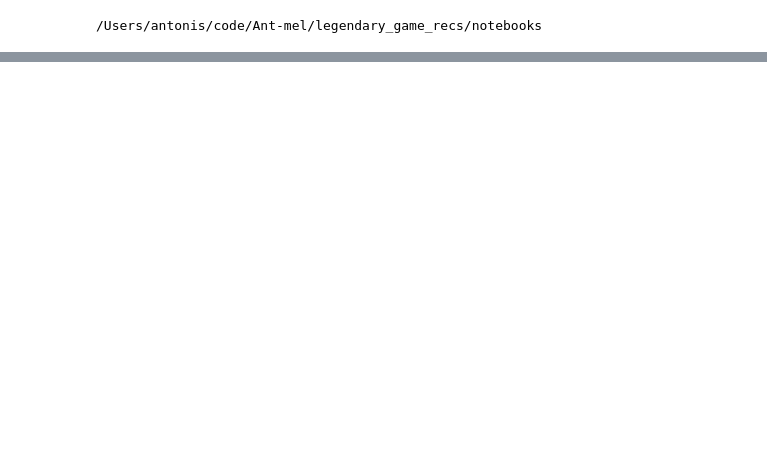
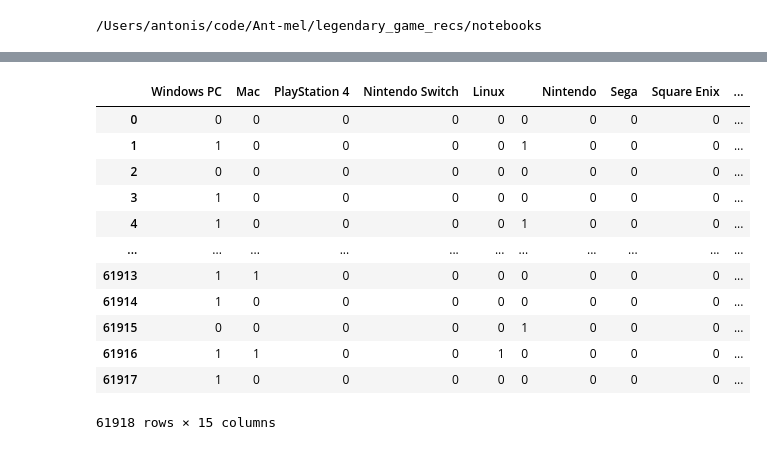
Before and after one commit to Ant-mel/legendary_game_recs, a Jupyter notebook: notebooks/Data_exploration.ipynb, the cells around one changed output, grey strips where cells are left out. Cells and saved outputs as stored; diff of their text form; code cells hidden in the pictures; blank space fills up the shorter version.

```diff
--- a/notebooks/Data_exploration.ipynb
+++ b/notebooks/Data_exploration.ipynb
@@ -95,0 +72,6 @@ categories_as_lists
+# %%
+dev = categories_as_lists['developers'].apply(remove_generic_abbreviations)
+
+encoded_dev, dev_encoder = categorical_encoder(dev)
+# %%
+devs_to_keep = keep_x_OHE_columns(encoded_dev, 5)
@@ -160,0 +102,3 @@ devs_by_power.head(50)
+# %%
+genre_to_keep = keep_x_OHE_columns(encoded_genre, 5)
+genre_to_keep
@@ -187,3 +162,19 @@ platforms_encoded.head(20)
+# %%
+pd.concat((platforms_to_keep, devs_to_keep, genre_to_keep), axis=1)
+# %% [output]
+|  | Windows PC | Mac | PlayStation 4 | Nintendo Switch | Linux |  | Nintendo | Sega | Square Enix | ... |
+| 0 | 0 | 0 | 0 | 0 | 0 | 0 | 0 | 0 | 0 | ... |
+| 1 | 1 | 0 | 0 | 0 | 0 | 1 | 0 | 0 | 0 | ... |
+| 2 | 0 | 0 | 0 | 0 | 0 | 0 | 0 | 0 | 0 | ... |
+| 3 | 1 | 0 | 0 | 0 | 0 | 0 | 0 | 0 | 0 | ... |
+| 4 | 1 | 0 | 0 | 0 | 0 | 1 | 0 | 0 | 0 | ... |
+| ... | ... | ... | ... | ... | ... | ... | ... | ... | ... | ... |
+| 61913 | 1 | 1 | 0 | 0 | 0 | 0 | 0 | 0 | 0 | ... |
+| 61914 | 1 | 0 | 0 | 0 | 0 | 0 | 0 | 0 | 0 | ... |
+| 61915 | 0 | 0 | 0 | 0 | 0 | 1 | 0 | 0 | 0 | ... |
+| 61916 | 1 | 1 | 0 | 0 | 1 | 0 | 0 | 0 | 0 | ... |
+| 61917 | 1 | 0 | 0 | 0 | 0 | 0 | 0 | 0 | 0 | ... |
+61918 rows × 15 columns
 # %%
 def make_stringlist_list(string):
     '''This removes square brackets, and splits the string by comma to the create a list'''
```
Also changed, not shown: parts of 25 cells of this notebook.
